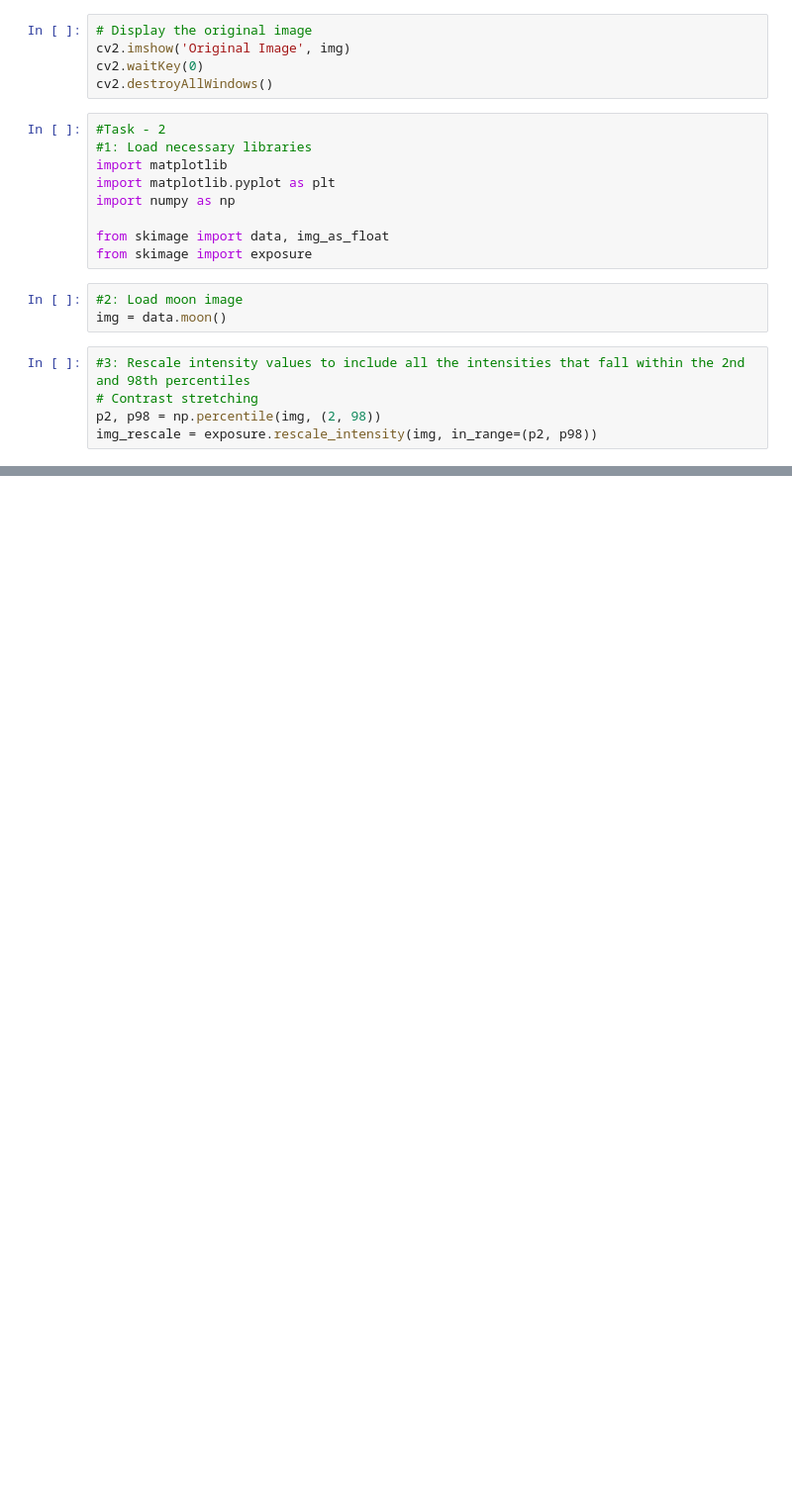
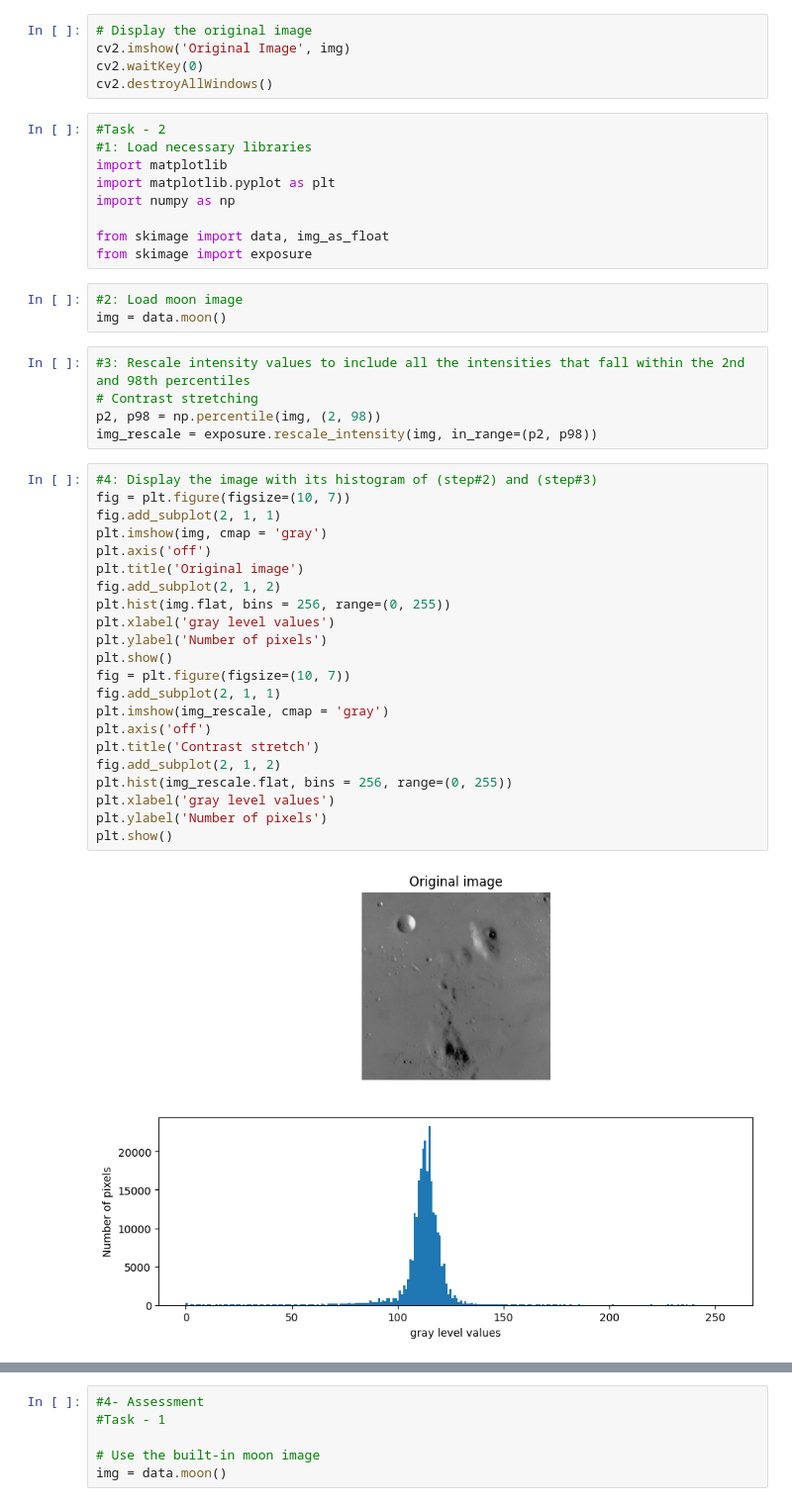
Before and after one commit to meshalbr/Image-processing-8MA2-Labs, a Jupyter notebook: lab-4/Untitled-2.ipynb, the cells around one changed output, grey strips where cells are left out. Shown at 99% size. Saved outputs shown, nothing was run; the diff lists cells and outputs as text; blank space fills up the shorter version.

```diff
--- a/lab-4/Untitled-2.ipynb
+++ b/lab-4/Untitled-2.ipynb
@@ -51,3 +34,27 @@ img = data.moon()
 # Contrast stretching
 p2, p98 = np.percentile(img, (2, 98))
 img_rescale = exposure.rescale_intensity(img, in_range=(p2, p98))
+# %%
+#4: Display the image with its histogram of (step#2) and (step#3)
+fig = plt.figure(figsize=(10, 7))
+fig.add_subplot(2, 1, 1)
+plt.imshow(img, cmap = 'gray')
+plt.axis('off')
+plt.title('Original image')
+fig.add_subplot(2, 1, 2)
+plt.hist(img.flat, bins = 256, range=(0, 255))
+plt.xlabel('gray level values')
+plt.ylabel('Number of pixels')
+plt.show()
+fig = plt.figure(figsize=(10, 7))
+fig.add_subplot(2, 1, 1)
+plt.imshow(img_rescale, cmap = 'gray')
+plt.axis('off')
+plt.title('Contrast stretch')
+fig.add_subplot(2, 1, 2)
+plt.hist(img_rescale.flat, bins = 256, range=(0, 255))
+plt.xlabel('gray level values')
+plt.ylabel('Number of pixels')
+plt.show()
+# %% [output]
+[figure, added]
@@ -53,0 +62,6 @@ img_rescale = exposure.rescale_intensity(img, in_range=(p2, p98))
+# %%
+#4- Assessment
+#Task - 1
+
+# Use the built-in moon image
+img = data.moon()
```
Also changed, not shown: parts of 15 cells of this notebook, 3 other files.
